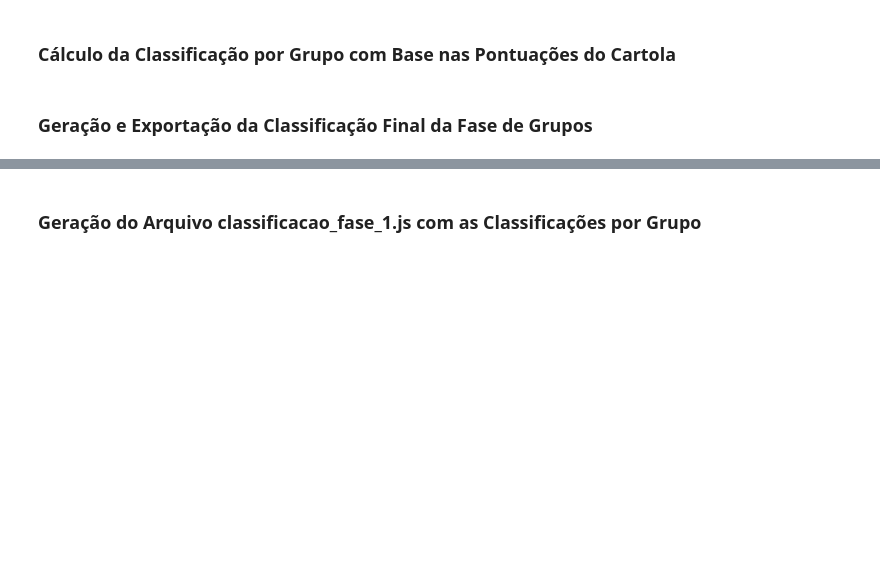
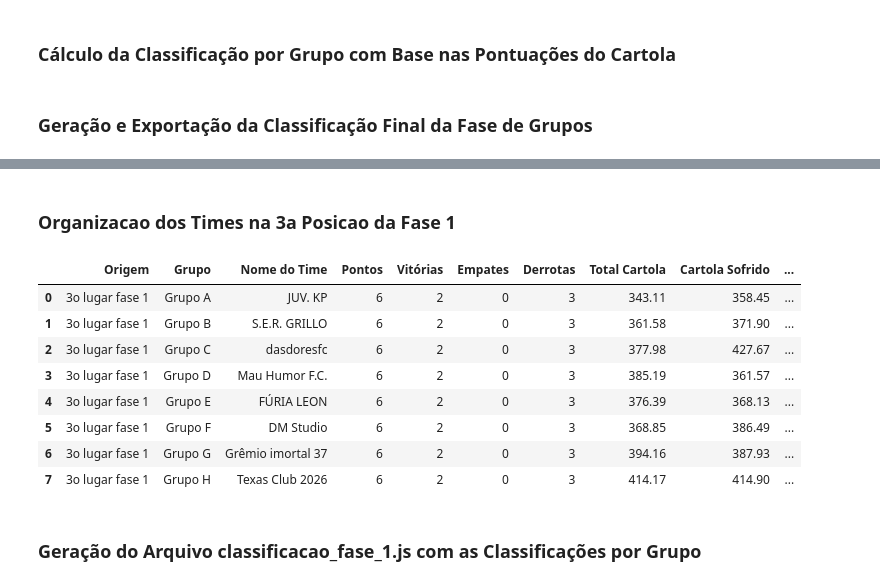
Before and after one commit to FernandoBC23/cartola_2026, a Jupyter notebook: libertadores/datasets_liberta/1_busca_dados_liberta_fase_1.ipynb, the cells around one changed output, grey strips where cells are left out. Saved outputs shown, nothing was run; the diff lists cells and outputs as text; code cells hidden in the pictures; blank space fills up the shorter version.

```diff
--- a/libertadores/datasets_liberta/1_busca_dados_liberta_fase_1.ipynb
+++ b/libertadores/datasets_liberta/1_busca_dados_liberta_fase_1.ipynb
@@ -1377,3 +1377,53 @@ display(df_resultado_grupo_A, df_resultado_grupo_B, df_resultado_grupo_C, df_res
+# %% [markdown]
+### Organizacao dos Times na 3a Posicao da Fase 1
+# %%
+posicao_col = next(col for col in df_resultado.columns if col.lower().startswith("posi"))
+vitorias_col = next(col for col in df_resultado.columns if col.lower().startswith("vit"))
+
+df_terceiros_fase_1 = (
+    df_resultado[df_resultado[posicao_col] == 3]
+    .copy()
+    .sort_values(["Grupo", "Pontos", "Saldo Cartola", "Total Cartola"], ascending=[True, False, False, False])
+    .reset_index(drop=True)
+)
+
+colunas_base = [col for col in df_resultado.columns if col != posicao_col]
+df_terceiros_fase_1 = df_terceiros_fase_1[colunas_base]
+df_terceiros_fase_1.insert(0, "Origem", "3o lugar fase 1")
+
+df_terceiros_fase_1.to_excel("times_3o_lugar_fase_1.xlsx", index=False)
+
+terceiros_fase_1_payload = []
+for _, row in df_terceiros_fase_1.iterrows():
+    terceiros_fase_1_payload.append({
+        "origem": row["Origem"],
+        "grupo": row["Grupo"],
+        "nome": row["Nome do Time"],
+        "pontos": int(row["Pontos"]),
+        "vitorias": int(row[vitorias_col]),
+        "empates": int(row["Empates"]),
+        "derrotas": int(row["Derrotas"]),
+        "totalCartola": float(row["Total Cartola"]),
+        "cartolaSofrido": float(row["Cartola Sofrido"]),
+        "saldoCartola": float(row["Saldo Cartola"])
+    })
+
+with open("times_3o_lugar_fase_1.js", "w", encoding="utf-8") as f:
+    f.write("const timesTerceiroLugarFase1 = ")
+    f.write(json.dumps(terceiros_fase_1_payload, indent=2, ensure_ascii=False))
+    f.write(";")
+
+display(df_terceiros_fase_1)
+# %% [output]
+|  | Origem | Grupo | Nome do Time | Pontos | Vitórias | Empates | Derrotas | Total Cartola | Cartola Sofrido | ... |
+| 0 | 3o lugar fase 1 | Grupo A | JUV. KP | 6 | 2 | 0 | 3 | 343.11 | 358.45 | ... |
+| 1 | 3o lugar fase 1 | Grupo B | S.E.R. GRILLO | 6 | 2 | 0 | 3 | 361.58 | 371.90 | ... |
+| 2 | 3o lugar fase 1 | Grupo C | dasdoresfc | 6 | 2 | 0 | 3 | 377.98 | 427.67 | ... |
+| 3 | 3o lugar fase 1 | Grupo D | Mau Humor F.C. | 6 | 2 | 0 | 3 | 385.19 | 361.57 | ... |
+| 4 | 3o lugar fase 1 | Grupo E | FÚRIA LEON | 6 | 2 | 0 | 3 | 376.39 | 368.13 | ... |
+| 5 | 3o lugar fase 1 | Grupo F | DM Studio | 6 | 2 | 0 | 3 | 368.85 | 386.49 | ... |
+| 6 | 3o lugar fase 1 | Grupo G | Grêmio imortal 37 | 6 | 2 | 0 | 3 | 394.16 | 387.93 | ... |
+| 7 | 3o lugar fase 1 | Grupo H | Texas Club 2026 | 6 | 2 | 0 | 3 | 414.17 | 414.90 | ... |
 # %% [markdown]
 ### Geração do Arquivo classificacao_fase_1.js com as Classificações por Grupo
 # %%
```
Also changed, not shown: parts of 4 cells of this notebook, 7 other files.
